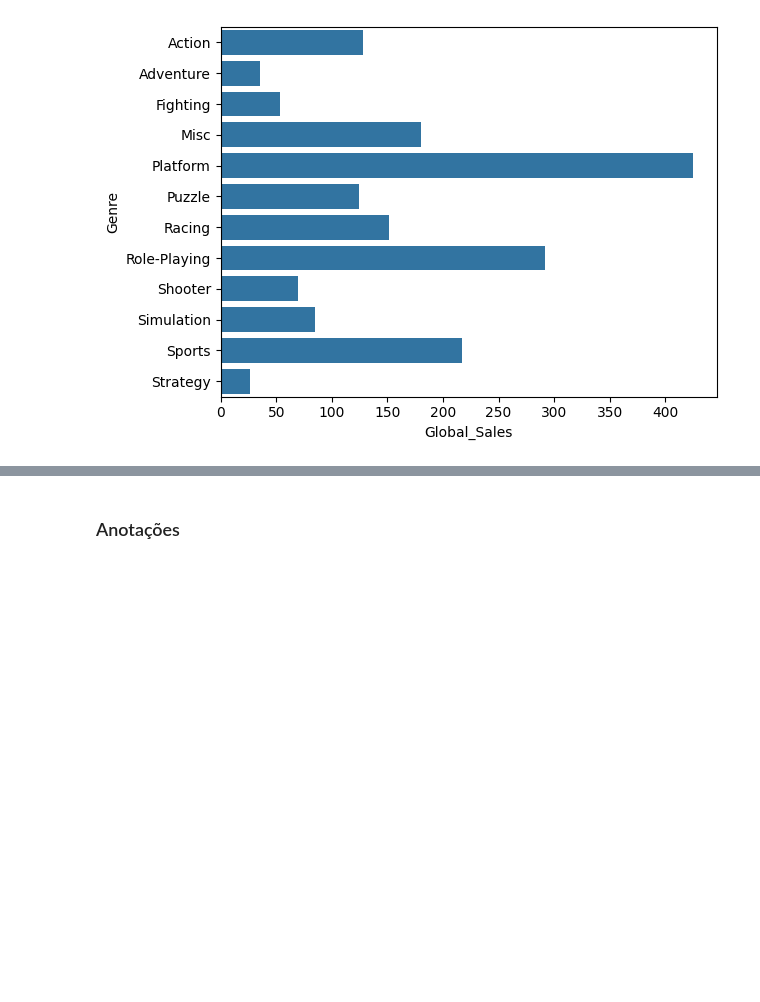
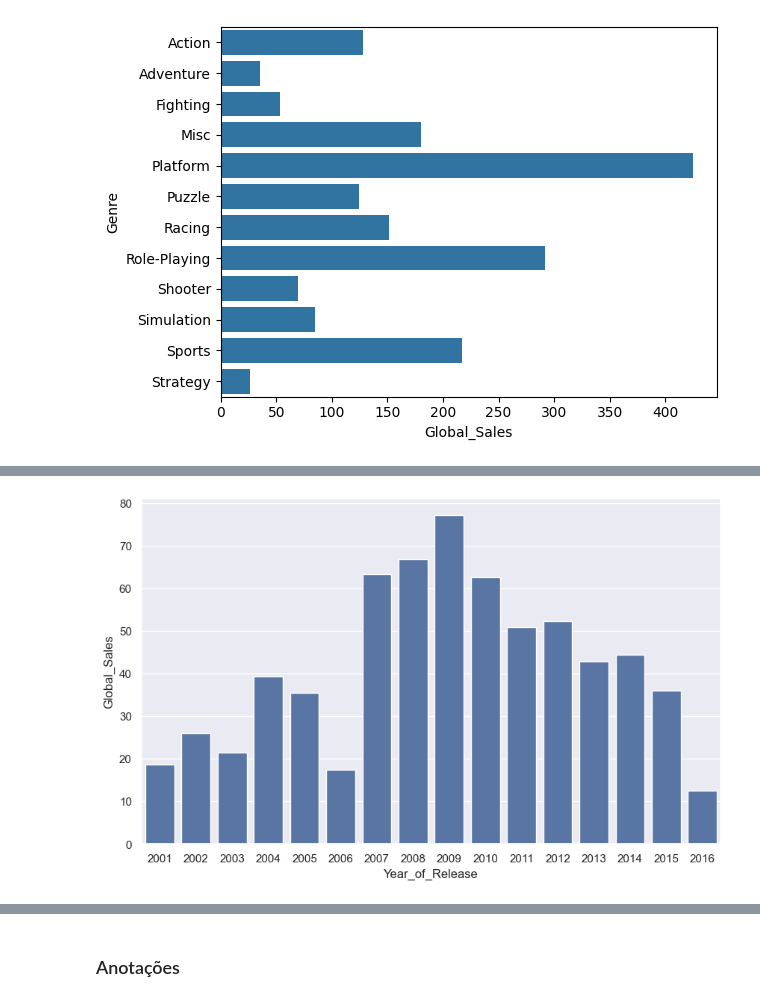
Before and after one commit to PedroMiguelCecato/ICD_Project, a Jupyter notebook: Presentatio.ipynb, the cells around one changed output, grey strips where cells are left out. Cells and saved outputs as stored; diff of their text form; code cells hidden in the pictures; blank space fills up the shorter version.

```diff
--- a/Presentatio.ipynb
+++ b/Presentatio.ipynb
@@ -561,0 +659,7 @@ display(NintendoFinal_df.describe())
+# %%
+actvision_Year_Sales_00 = actvision_Year_Sales.tail(16)
+
+sns.barplot(data = actvision_Year_Sales_00, x = "Year_of_Release", y= "Global_Sales")
+plt.show()
+# %% [output]
+[figure, added]
```
Also changed, not shown: parts of 15 cells of this notebook.
